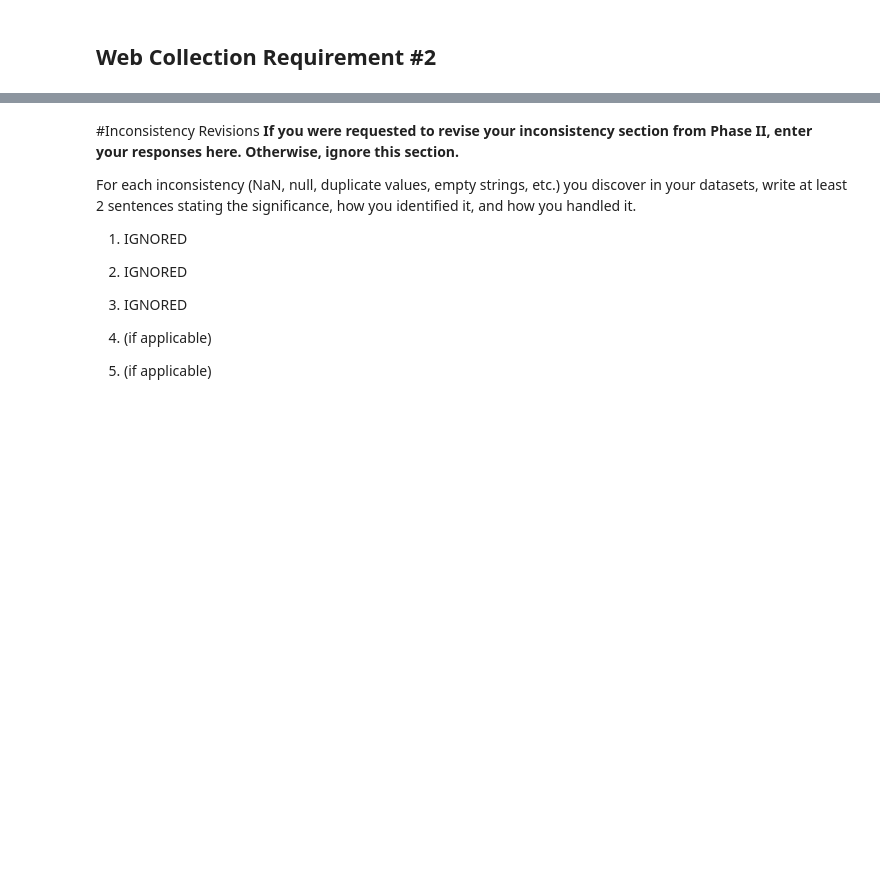
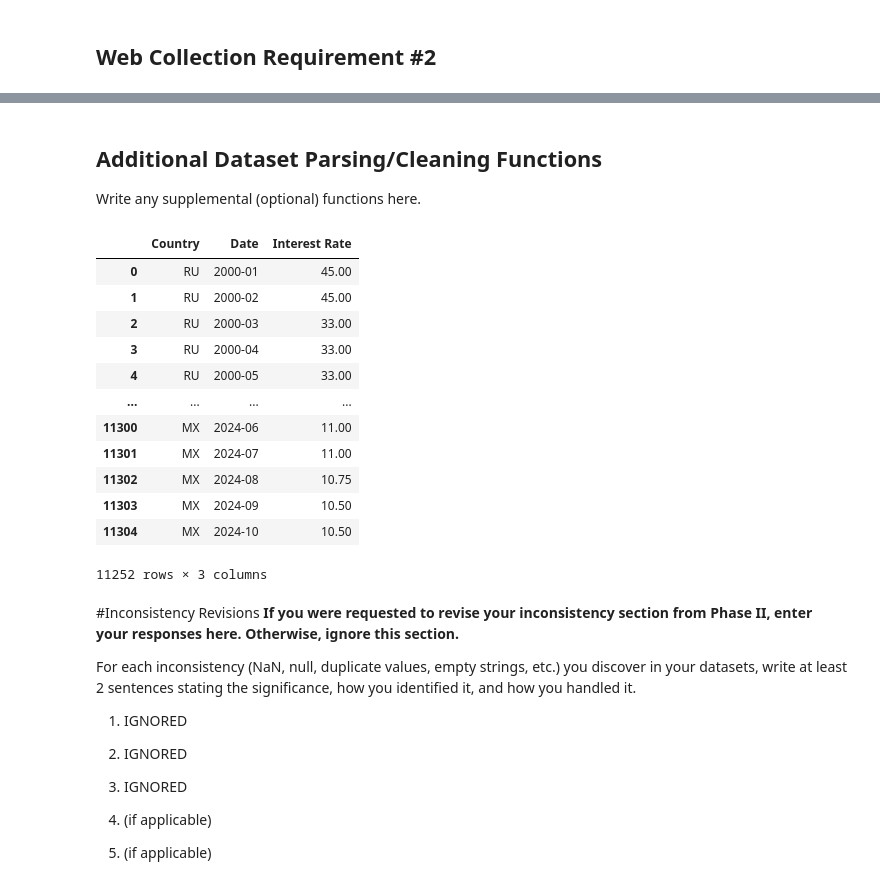
Before and after one commit to woojin-blaze/interest-rate-well-being, a Jupyter notebook: Final Project Phase III.ipynb, the cells around one changed output, grey strips where cells are left out. Drawn from its saved outputs; the diff is of its cells as text; code cells hidden in the pictures; blank space fills up the shorter version.

```diff
--- a/Final Project Phase III.ipynb
+++ b/Final Project Phase III.ipynb
@@ -220,3 +227,74 @@ web_parser2()
+# %% [markdown]
+## Additional Dataset Parsing/Cleaning Functions
+Write any supplemental (optional) functions here.
+# %%
+def extra_source1():
+  urls = ["https://stats.bis.org/api/v2/data/dataflow/BIS/WS_CBPOL/1.0/M.AR+AU+BR+CA+CH+CL+CN+CO+CZ+DK+GB+HK+HR+HU+ID+IL+IN+IS+JP+KR+MA+MK+MX+MY+NO+NZ+PE+PH+PL+RO+RS+RU+SA+SE+TH+TR+US+XM+ZA?startPeriod=2000-01-01&endPeriod=2024-10-01&format=sdmx-json"]
+  data = [json.loads(requests.get(url).content) for url in urls]
+  country_abbv = get_country_abbv(data)
+  country_list = get_countries(country_abbv)
+  interest_rate_dict = get_interest_rate(data, country_list)
+  df = match_interest_rate_date(interest_rate_dict)
+  df = clean_null(df)
+  df.to_csv('interest_rate_monthly.csv', index=False)
+  #pprint.pprint(df)
+  return df
+
+def get_country_abbv(data):
+  country_abbv = []
+  for i, val in enumerate(data):
+    for item in data[i]["data"]["structure"]["dimensions"]["series"][1]['values']:
+        country_abbv.append(item)
+  return country_abbv
+
+def get_countries(country_abbv):
+  country_list = []
+  for item in country_abbv:
+      country_list.append(item["id"])
+  return country_list
+
+def get_interest_rate(data, country_list):
+  new_list = []
+  for i, val in enumerate(data):
+      for key, value in data[i]["data"]["dataSets"][0]["series"].items():
+          alist = []
+          for k, val in value["observations"].items():
+              alist.append(val[0])
+          new_list.append(alist)
+  interest_rate_dict = dict(zip(country_list, new_list))
+  return interest_rate_dict
+
+def match_interest_rate_date(nterest_rate_dict):
+  dates = pd.date_range(start="2000-01", end="2024-10", freq='MS')
+  rows = []
+  for country, values in nterest_rate_dict.items():
+      for date, value in zip(dates, values):
+          rows.append({'Country': country, 'Date': date.strftime("%Y-%m"), 'Interest Rate': round(float(value), 3)})
+
+  df = pd.DataFrame(rows)
+  return df
+
+def clean_null(df):
+  df[df.isnull().any(axis=1)]
+  df = df.dropna()
+  return df
+
+############ Function Call ############
+extra_source1()
+# %% [output]
+|  | Country | Date | Interest Rate |
+| 0 | RU | 2000-01 | 45.00 |
+| 1 | RU | 2000-02 | 45.00 |
+| 2 | RU | 2000-03 | 33.00 |
+| 3 | RU | 2000-04 | 33.00 |
+| 4 | RU | 2000-05 | 33.00 |
+| ... | ... | ... | ... |
+| 11300 | MX | 2024-06 | 11.00 |
+| 11301 | MX | 2024-07 | 11.00 |
+| 11302 | MX | 2024-08 | 10.75 |
+| 11303 | MX | 2024-09 | 10.50 |
+| 11304 | MX | 2024-10 | 10.50 |
+11252 rows × 3 columns
 # %% [markdown]
 #Inconsistency Revisions
  **If you were requested to revise your inconsistency section from Phase II, enter your responses here. Otherwise, ignore this section.**
```
Also changed, not shown: parts of 9 cells of this notebook, 2 other files.
